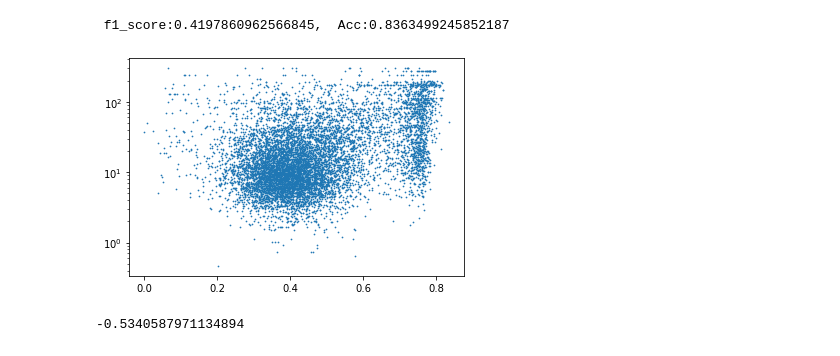
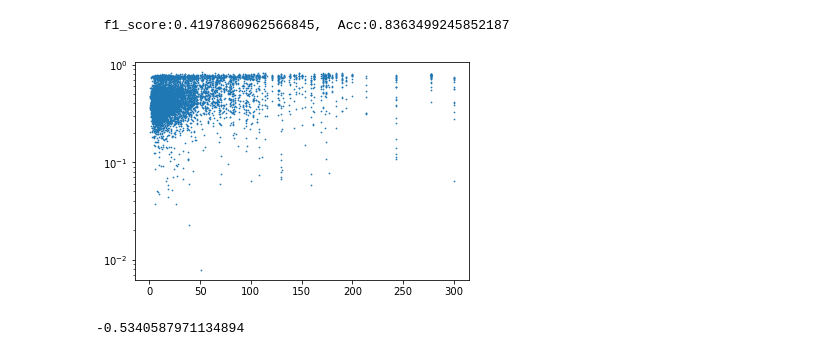
Before and after one commit to jsuarez314/cosmic_web_class, a Jupyter notebook: Classification.ipynb, the cells around one changed output. Drawn from its saved outputs; the diff is of its cells as text; code cells hidden in the pictures.

Commit message:
Mg-Mr vs 1 + delta SDSS /TNG

```diff
--- a/Classification.ipynb
+++ b/Classification.ipynb
@@ -98,10 +98,10 @@ print( f' f1_score:{f1_score(Y_test,Y_pred)},  Acc:{accuracy_score(Y_test,Y_pred
 # %% [output]
  f1_score:0.4197860962566845,  Acc:0.8363499245852187
 # %%
-pl.scatter( df['Mg']-df['Mr'], 1+df['delta'], marker='.', s=2)
+pl.scatter(1+df['delta'], df['Mg']-df['Mr'] , marker='.', s=2)
 pl.yscale('log')
 # %% [output]
-[figure, old version]
+[figure, new version]
 # %%
 min_delta = min(df['delta'])
 min_delta
```
Also changed, not shown: 2 other files.
